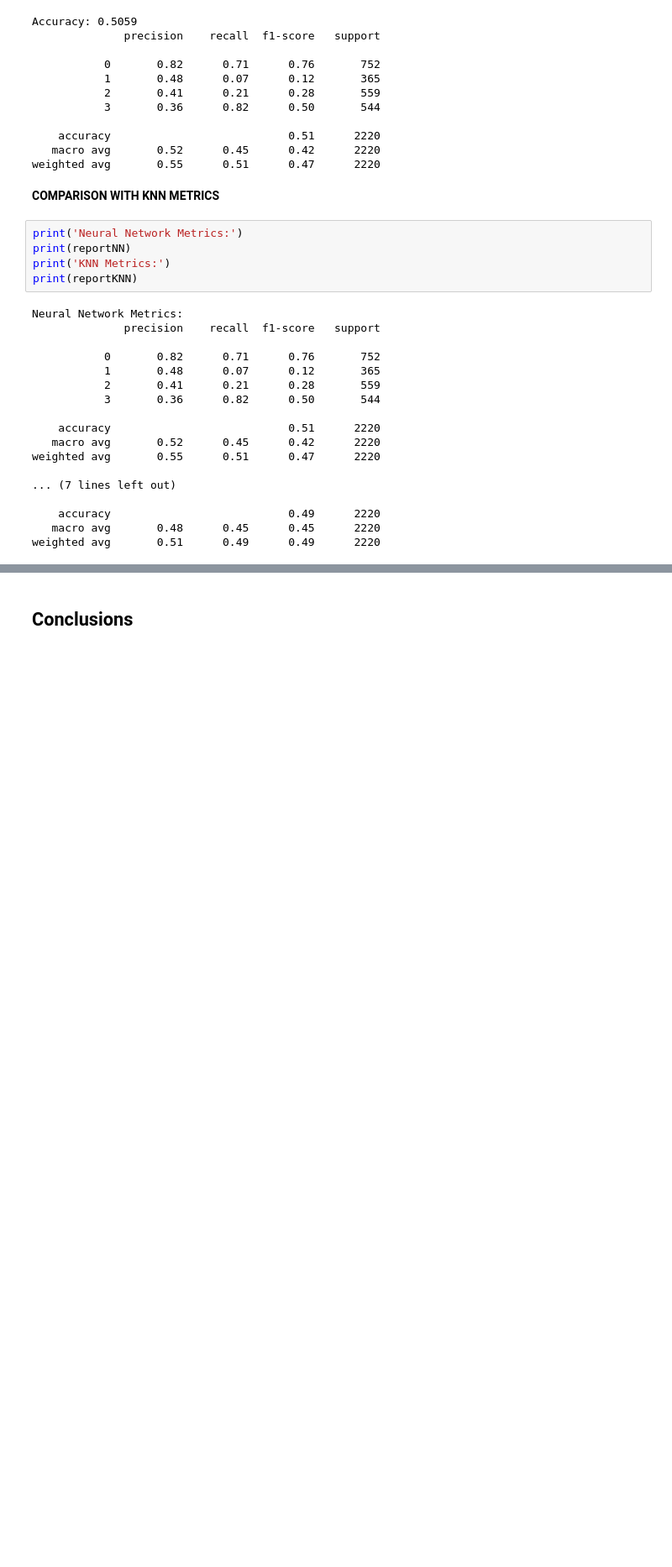
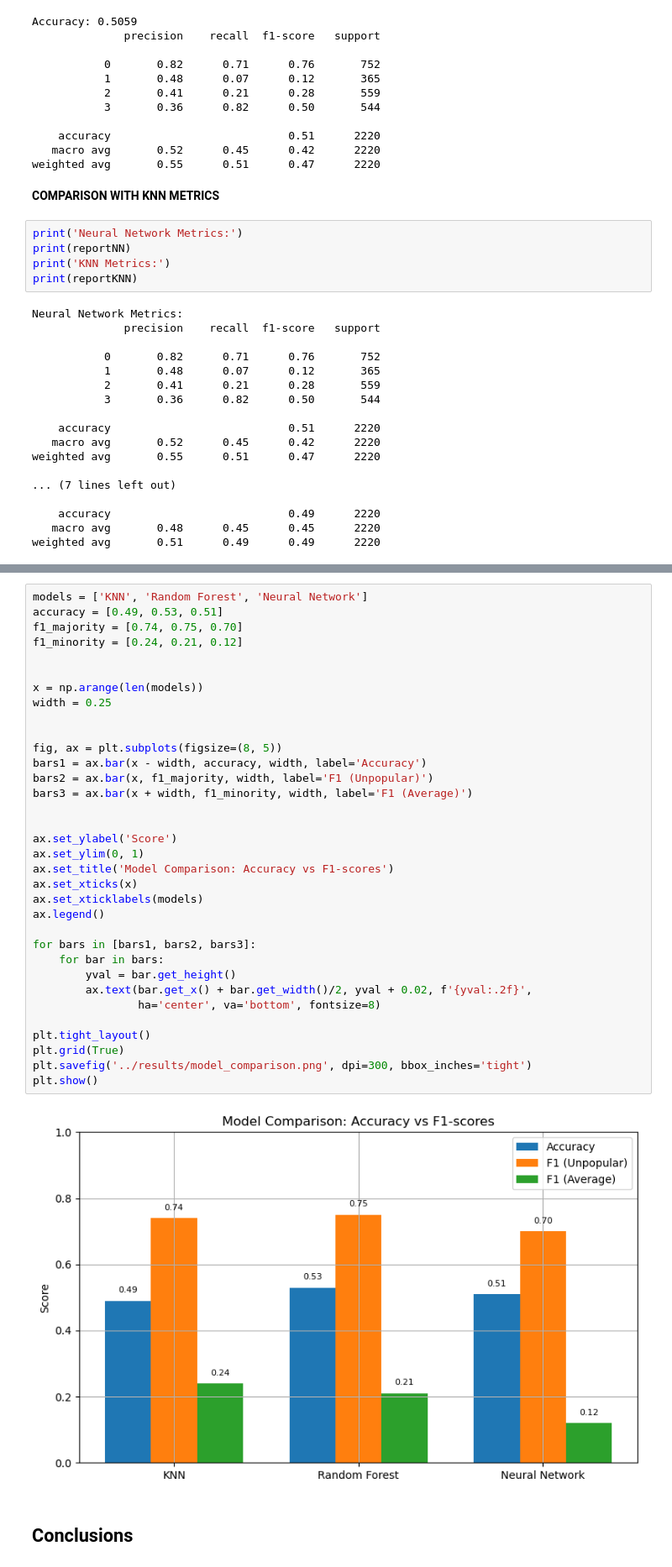
Before and after one commit to alessandrodondarini/tweet-virality-prediction, a Jupyter notebook: notebooks/supML_twitter.ipynb, the cells around one changed output, grey strips where cells are left out. Shown: that part at 84% size. Drawn from its saved outputs; the diff is of its cells as text; blank space fills up the shorter version.

Commit message:
Added model comparison plot

```diff
--- a/notebooks/supML_twitter.ipynb
+++ b/notebooks/supML_twitter.ipynb
@@ -712,3 +719,39 @@ Our neural network slightly outperforms the KNN model, achieving 51% accuracy co
+# %%
+models = ['KNN', 'Random Forest', 'Neural Network']
+accuracy = [0.49, 0.53, 0.51]
+f1_majority = [0.74, 0.75, 0.70]
+f1_minority = [0.24, 0.21, 0.12]
+
+
+x = np.arange(len(models))
+width = 0.25
+
+
+fig, ax = plt.subplots(figsize=(8, 5))
+bars1 = ax.bar(x - width, accuracy, width, label='Accuracy')
+bars2 = ax.bar(x, f1_majority, width, label='F1 (Unpopular)')
+bars3 = ax.bar(x + width, f1_minority, width, label='F1 (Average)')
+
+
+ax.set_ylabel('Score')
+ax.set_ylim(0, 1)
+ax.set_title('Model Comparison: Accuracy vs F1-scores')
+ax.set_xticks(x)
+ax.set_xticklabels(models)
+ax.legend()
+
+for bars in [bars1, bars2, bars3]:
+    for bar in bars:
+        yval = bar.get_height()
+        ax.text(bar.get_x() + bar.get_width()/2, yval + 0.02, f'{yval:.2f}',
+                ha='center', va='bottom', fontsize=8)
+
+plt.tight_layout()
+plt.grid(True)
+plt.savefig('../results/model_comparison.png', dpi=300, bbox_inches='tight')
+plt.show()
+# %% [output]
+[figure, added]
 # %% [markdown]
 ## Conclusions
 # %% [markdown]
```
Also changed, not shown: parts of 6 cells of this notebook.
